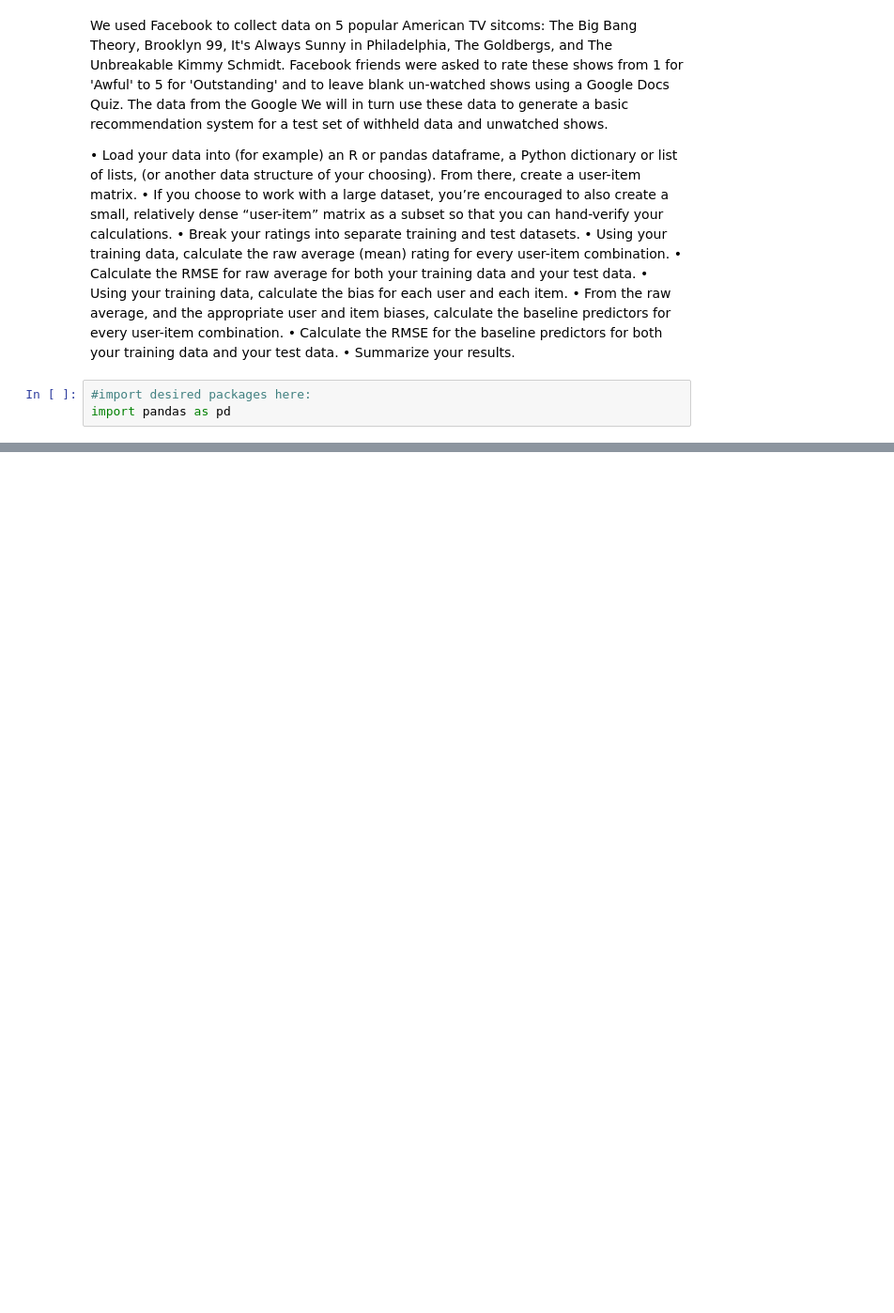
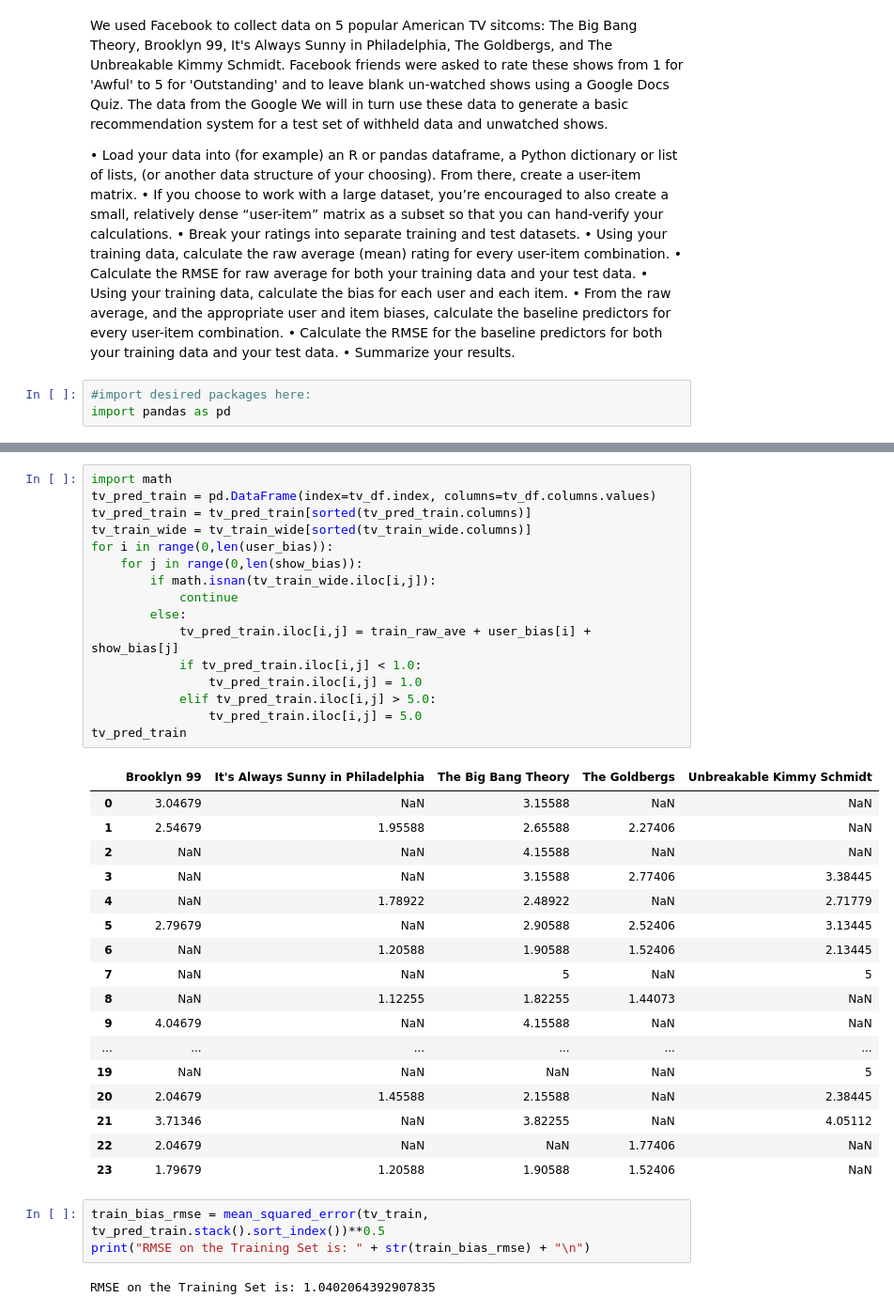
Before and after one commit to ncooper76/MSDA, a Jupyter notebook: DATA_643_Project1.ipynb, the cells around one changed output, grey strips where cells are left out. Shown: that part at 94% size. Saved outputs shown, nothing was run; the diff lists cells and outputs as text; blank space fills up the shorter version.

```diff
--- a/DATA_643_Project1.ipynb
+++ b/DATA_643_Project1.ipynb
@@ -58,0 +210,39 @@ dtype: float64
+# %%
+import math
+tv_pred_train = pd.DataFrame(index=tv_df.index, columns=tv_df.columns.values)
+tv_pred_train = tv_pred_train[sorted(tv_pred_train.columns)]
+tv_train_wide = tv_train_wide[sorted(tv_train_wide.columns)]
+for i in range(0,len(user_bias)):
+    for j in range(0,len(show_bias)):
+        if math.isnan(tv_train_wide.iloc[i,j]):
+            continue
+        else:
+            tv_pred_train.iloc[i,j] = train_raw_ave + user_bias[i] + show_bias[j]
+            if tv_pred_train.iloc[i,j] < 1.0:
+                tv_pred_train.iloc[i,j] = 1.0
+            elif tv_pred_train.iloc[i,j] > 5.0:
+                tv_pred_train.iloc[i,j] = 5.0
+tv_pred_train
+# %% [output]
+|  | Brooklyn 99 | It's Always Sunny in Philadelphia | The Big Bang Theory | The Goldbergs | Unbreakable Kimmy Schmidt |
+| 0 | 3.04679 | NaN | 3.15588 | NaN | NaN |
+| 1 | 2.54679 | 1.95588 | 2.65588 | 2.27406 | NaN |
+| 2 | NaN | NaN | 4.15588 | NaN | NaN |
+| 3 | NaN | NaN | 3.15588 | 2.77406 | 3.38445 |
+| 4 | NaN | 1.78922 | 2.48922 | NaN | 2.71779 |
+| 5 | 2.79679 | NaN | 2.90588 | 2.52406 | 3.13445 |
+| 6 | NaN | 1.20588 | 1.90588 | 1.52406 | 2.13445 |
+| 7 | NaN | NaN | 5 | NaN | 5 |
+| 8 | NaN | 1.12255 | 1.82255 | 1.44073 | NaN |
+| 9 | 4.04679 | NaN | 4.15588 | NaN | NaN |
+| ... | ... | ... | ... | ... | ... |
+| 19 | NaN | NaN | NaN | NaN | 5 |
+| 20 | 2.04679 | 1.45588 | 2.15588 | NaN | 2.38445 |
+| 21 | 3.71346 | NaN | 3.82255 | NaN | 4.05112 |
+| 22 | 2.04679 | NaN | NaN | 1.77406 | NaN |
+| 23 | 1.79679 | 1.20588 | 1.90588 | 1.52406 | NaN |
+# %%
+train_bias_rmse = mean_squared_error(tv_train, tv_pred_train.stack().sort_index())**0.5
+print("RMSE on the Training Set is: " + str(train_bias_rmse) + "\n")
+# %% [output]
+RMSE on the Training Set is: 1.0402064392907835
```
Also changed, not shown: parts of 13 cells of this notebook.
